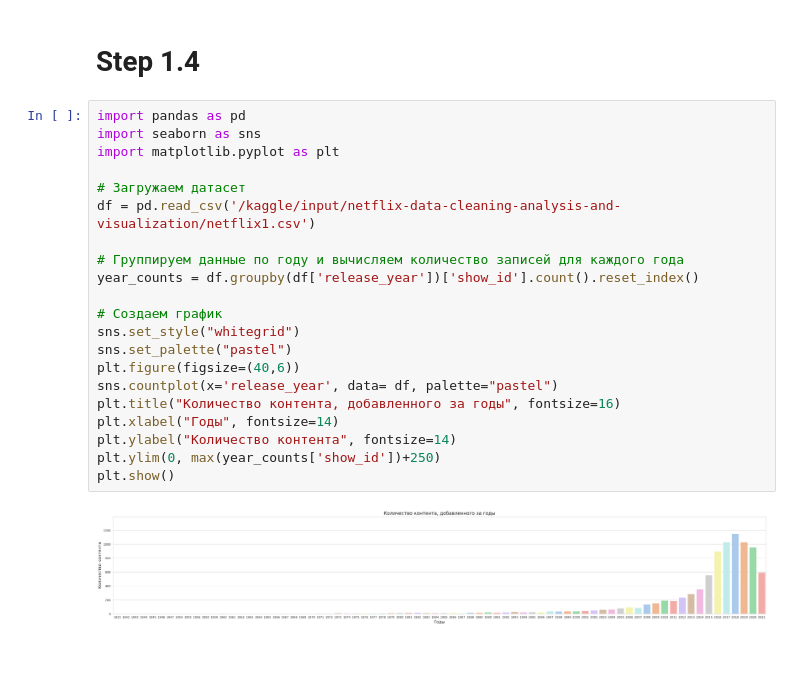
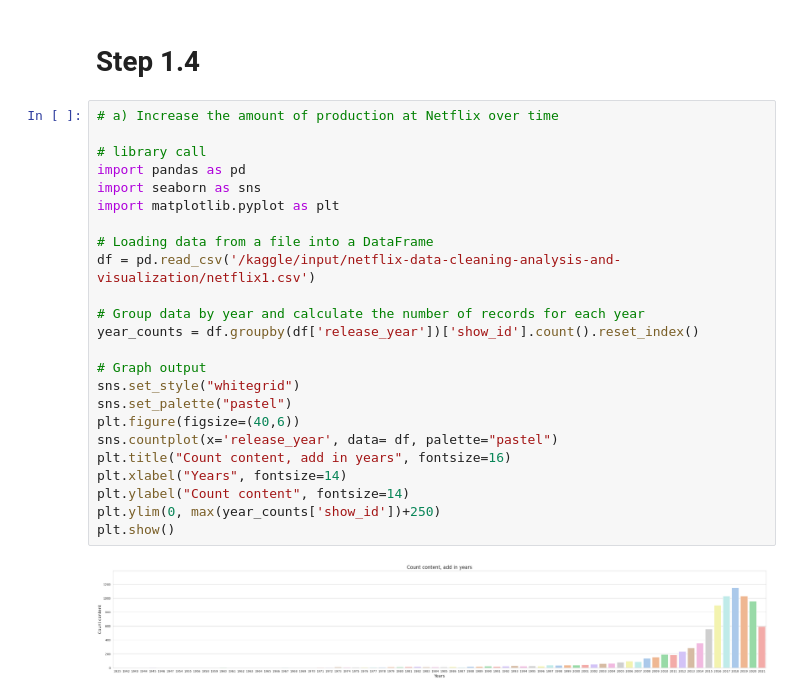
Before and after one commit to DanielXV1/Project-DataBase, a Jupyter notebook: project-database.ipynb, the cells around one changed output. Saved outputs shown, nothing was run; the diff lists cells and outputs as text; blank space fills up the shorter version.

Commit message:
Kaggle Notebook | Project DataBase | Version 23

```diff
--- a/project-database.ipynb
+++ b/project-database.ipynb
@@ -309,25 +379,28 @@ plt.show()
 # %% [markdown]
 # **Step 1.4**
 # %%
+# a) Increase the amount of production at Netflix over time
+
+# library call
 import pandas as pd
 import seaborn as sns
 import matplotlib.pyplot as plt
 
-# Загружаем датасет
+# Loading data from a file into a DataFrame
 df = pd.read_csv('/kaggle/input/netflix-data-cleaning-analysis-and-visualization/netflix1.csv')
 
-# Группируем данные по году и вычисляем количество записей для каждого года
+# Group data by year and calculate the number of records for each year
 year_counts = df.groupby(df['release_year'])['show_id'].count().reset_index()
 
-# Создаем график
+# Graph output
 sns.set_style("whitegrid")
 sns.set_palette("pastel")
 plt.figure(figsize=(40,6))
 sns.countplot(x='release_year', data= df, palette="pastel")
-plt.title("Количество контента, добавленного за годы", fontsize=16)
-plt.xlabel("Годы", fontsize=14)
-plt.ylabel("Количество контента", fontsize=14)
+plt.title("Count content, add in years", fontsize=16)
+plt.xlabel("Years", fontsize=14)
+plt.ylabel("Count content", fontsize=14)
 plt.ylim(0, max(year_counts['show_id'])+250)
 plt.show()
 # %% [output]
-[figure, old version]
+[figure, new version]
```
Also changed, not shown: parts of 12 cells of this notebook.
